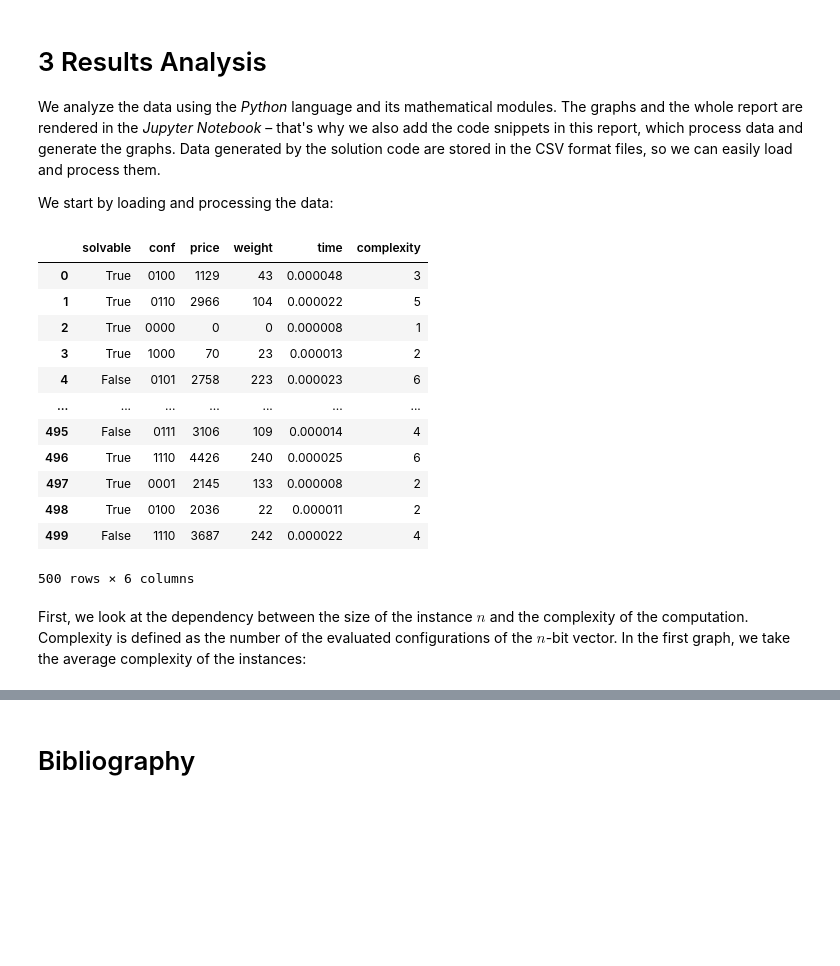
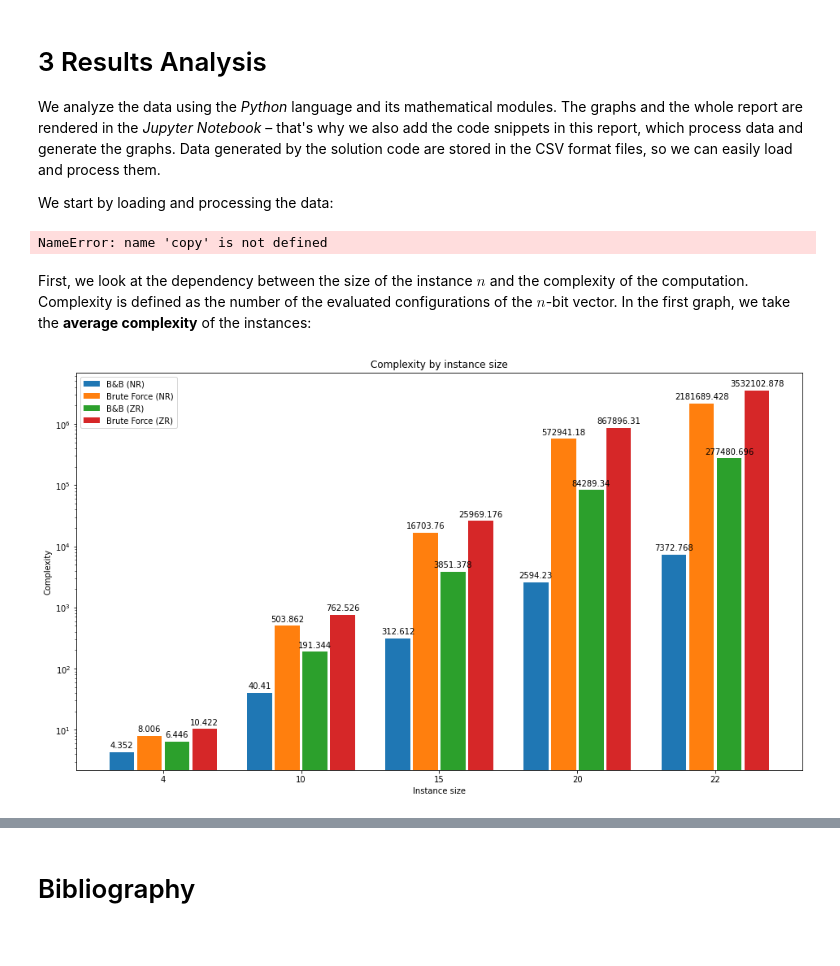
Before and after one commit to patrotom/combinatorial-optimization-problems, a Jupyter notebook: knapsack_exact/notebooks/knapsack_exact.ipynb, the cells around one changed output, grey strips where cells are left out. Cells and saved outputs as stored; diff of their text form; code cells hidden in the pictures; blank space fills up the shorter version.

Commit message:
Add complexity by instance size analysis

```diff
--- a/knapsack_exact/notebooks/knapsack_exact.ipynb
+++ b/knapsack_exact/notebooks/knapsack_exact.ipynb
@@ -111,8 +138,7 @@ import matplotlib.pyplot as plt
 # %%
-data = {
-    "NR": {"bb": {}, "bf": {}},
-    "ZR": {"bb": {}, "bf": {}},
-}
+data = {"NR": {"bb": {}, "bf": {}}, "ZR": {"bb": {}, "bf": {}}}
+means = {"NR": {"bb": [], "bf": []}, "ZR": {"bb": [], "bf": []}}
+maxes = copy.deep_copy(means)
 
 dtypes = {"solvable": bool, "conf": str, "price": int, "weight": int, "time": float, "complexity": int}
 
@@ -120,22 +146,32 @@ for v in ["NR", "ZR"]:
     for t in ["bb", "bf"]:
         for n in [4, 10, 15, 20, 22]:
             df = pd.read_csv(f"../data/output/{v}/{t}/{v}{n}_out.csv", sep=";", dtype=dtypes )
-            data[v][t][n] = df
+            means[v][t].append(df.complexity.mean())
+            maxes[v][t].append(df.complexity.max())
+# %% [output]
+NameError: name 'copy' is not defined
-# %%
-data["NR"]["bb"][4]
-# %% [output]
-|  | solvable | conf | price | weight | time | complexity |
-| 0 | True | 0100 | 1129 | 43 | 0.000048 | 3 |
-| 1 | True | 0110 | 2966 | 104 | 0.000022 | 5 |
-| 2 | True | 0000 | 0 | 0 | 0.000008 | 1 |
-| 3 | True | 1000 | 70 | 23 | 0.000013 | 2 |
-| 4 | False | 0101 | 2758 | 223 | 0.000023 | 6 |
-| ... | ... | ... | ... | ... | ... | ... |
-| 495 | False | 0111 | 3106 | 109 | 0.000014 | 4 |
-| 496 | True | 1110 | 4426 | 240 | 0.000025 | 6 |
-| 497 | True | 0001 | 2145 | 133 | 0.000008 | 2 |
-| 498 | True | 0100 | 2036 | 22 | 0.000011 | 2 |
-| 499 | False | 1110 | 3687 | 242 | 0.000022 | 4 |
-500 rows × 6 columns
 # %% [markdown]
-First, we look at the dependency between the size of the instance $n$ and the complexity of the computation. Complexity is defined as the number of the evaluated configurations of the $n$-bit vector. In the first graph, we take the average complexity of the instances:
+First, we look at the dependency between the size of the instance $n$ and the complexity of the computation. Complexity is defined as the number of the evaluated configurations of the $n$-bit vector. In the first graph, we take the **average complexity** of the instances:
+# %%
+fig, ax = plt.subplots()
+
+data = {
+    "B&B (NR)": means["NR"]["bb"],
+    "Brute Force (NR)": means["NR"]["bf"],
+    "B&B (ZR)": means["ZR"]["bb"],
+    "Brute Force (ZR)": means["ZR"]["bf"]
+}
+
+ax.set_title("Complexity by instance size")
+
+ax.set_ylabel("Complexity")
+ax.set_xlabel("Instance size")
+ax.set_xticks(x)
+ax.set_xticklabels(labels)
+plt.yscale("log")
+
+bar_plot(ax, data, total_width=.8, single_width=.9)
+
+plt.show()
+# %% [output]
+[figure, added]
```
Also changed, not shown: parts of 3 cells of this notebook.
